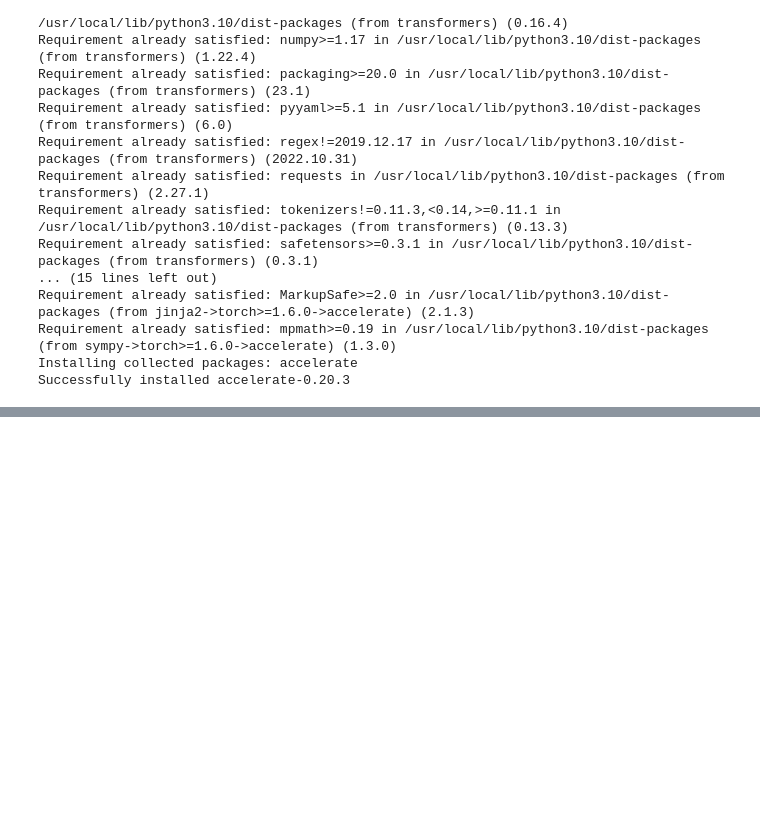
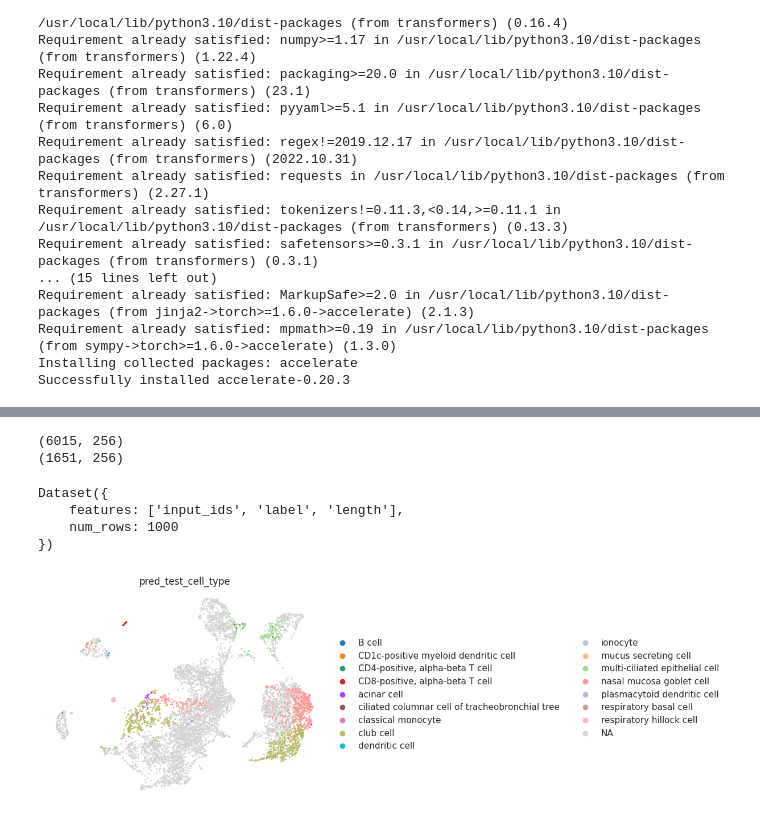
Before and after one commit to rezavahidi/geneformer, a Jupyter notebook: geneformer.ipynb, the cells around one changed output, grey strips where cells are left out. Cells and saved outputs as stored; diff of their text form; code cells hidden in the pictures; blank space fills up the shorter version.

Commit message:
add umap plot

```diff
--- a/geneformer.ipynb
+++ b/geneformer.ipynb
@@ -366,0 +410,57 @@ print(result[0][0][0])
+# %%
+print(cell_embedding_train.shape)
+print(cell_embedding_test.shape)
+# %% [output]
+(6015, 256)
+(1651, 256)
+# %%
+#!pip install anndata
+#!pip install scanpy
+#!pip install muon
+from muon import atac as ac
+import scanpy as sc
+from geneformer import DataCollatorForCellClassification
+import numpy as np
+import pandas as pd
+import anndata as ad
+
+cell_embedding_test = np.zeros((embedding_test[0][0].shape[0], embedding_test[0][0].shape[2]))
+
+for i, x in enumerate(embedding_test[0][0]):
+  cell_embedding_test[i] = np.mean(x, axis = 0)
+
+print(organ_trainset.select([i for i in range(0,1000)]))
+
+target_dict_list_inv = {v: k for k, v in target_dict_list[0].items()}
+
+cells_test = []
+cells_train = []
+
+for x in predictions[1]:
+  cells_test.append(target_dict_list_inv[x])
+
+for x in organ_trainset:
+  cells_train.append(target_dict_list_inv[x["label"]])
+
+adata_test = ad.AnnData(cell_embedding_test)
+adata_train = ad.AnnData(cell_embedding_train)
+
+adata_test.obs["pred_test_cell_type"] = cells_test
+
+adata_train.obs["train_cell_type"] = cells_train
+# %% [output]
+Dataset({
+    features: ['input_ids', 'label', 'length'],
+    num_rows: 1000
+})
+# %%
+all = ad.AnnData(np.concatenate((cell_embedding_test, cell_embedding_train), axis = 0))
+
+all.obs["pred_test_cell_type"] = cells_test + [np.nan] * cell_embedding_train.shape[0]
+
+ac.tl.lsi(all)
+sc.pp.neighbors(all, use_rep="X_lsi", n_neighbors=10, n_pcs=30)
+sc.tl.umap(all, spread=1.5, min_dist=0.5, random_state=20)
+sc.pl.umap(all, color = "pred_test_cell_type", wspace=0.5, frameon=False)
+# %% [output]
+[figure, added]
```
Also changed, not shown: parts of 13 cells of this notebook.
